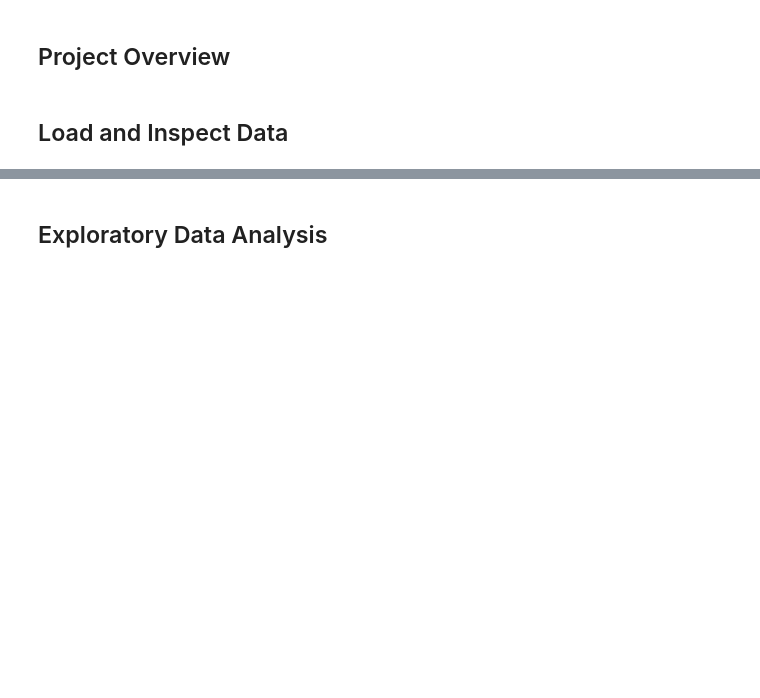
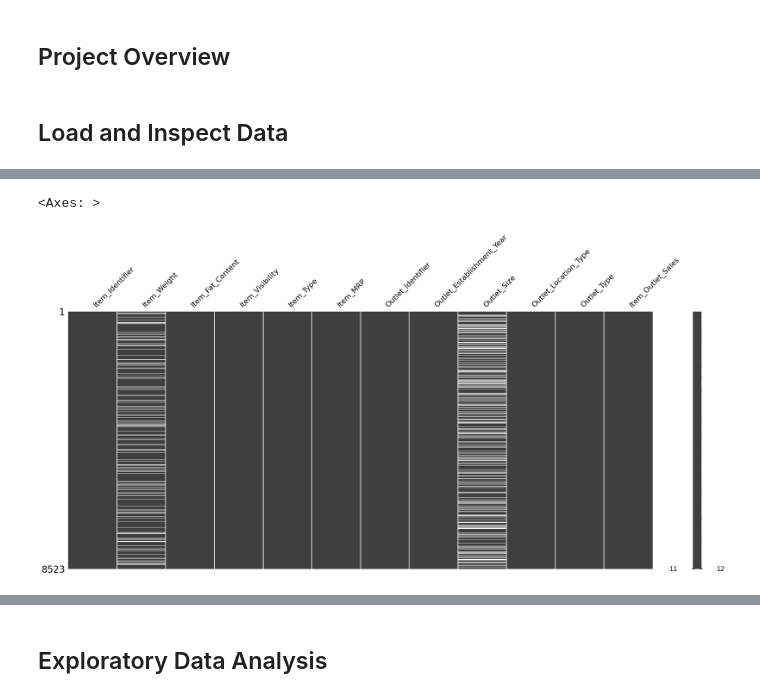
Before and after one commit to JKDS87/Prediction-of-Product-Sales, a Jupyter notebook: Prediction_of_Product_Sales.ipynb, the cells around one changed output, grey strips where cells are left out. Cells and saved outputs as stored; diff of their text form; code cells hidden in the pictures; blank space fills up the shorter version.

```diff
--- a/Prediction_of_Product_Sales.ipynb
+++ b/Prediction_of_Product_Sales.ipynb
@@ -11,0 +92,6 @@
+# %%
+# Conver identifiers to int
+df_sales['Outlet_Identifier'] = df_sales['Outlet_Identifier'].astype(int)
+
+# Check dtype to confirm
+df_sales['Outlet_Identifier'].dtype
@@ -11,0 +108,6 @@
+# %%
+# These Tiers could be better represented with numerical values
+df_sales['Outlet_Location_Type'] = df_sales['Outlet_Location_Type'].str.replace('Tier ', '')
+
+# Check .value_counts() to confirm value change
+df_sales['Outlet_Location_Type'].value_counts()
@@ -11,0 +119,5 @@
+# %%
+# Change the datatype to an int
+df_sales['Outlet_Location_Type'] = df_sales['Outlet_Location_Type'].astype(int)
+# Verfy the change
+df_sales['Outlet_Location_Type'].dtype
@@ -11,0 +205,6 @@
+# %%
+# Replace values
+df_sales['Item_Fat_Content'] = df_sales['Item_Fat_Content'].str.replace('LF','Low Fat').replace('low fat','Low Fat').replace('reg','Regular')
+
+# Confirm changes
+df_sales['Item_Fat_Content'].value_counts()
@@ -11,0 +235,6 @@
+# %%
+# Visualize the missing values
+msno.matrix(df_sales)
+# %% [output]
+<Axes: >
+[figure, added]
```
Also changed, not shown: parts of 38 cells of this notebook.
